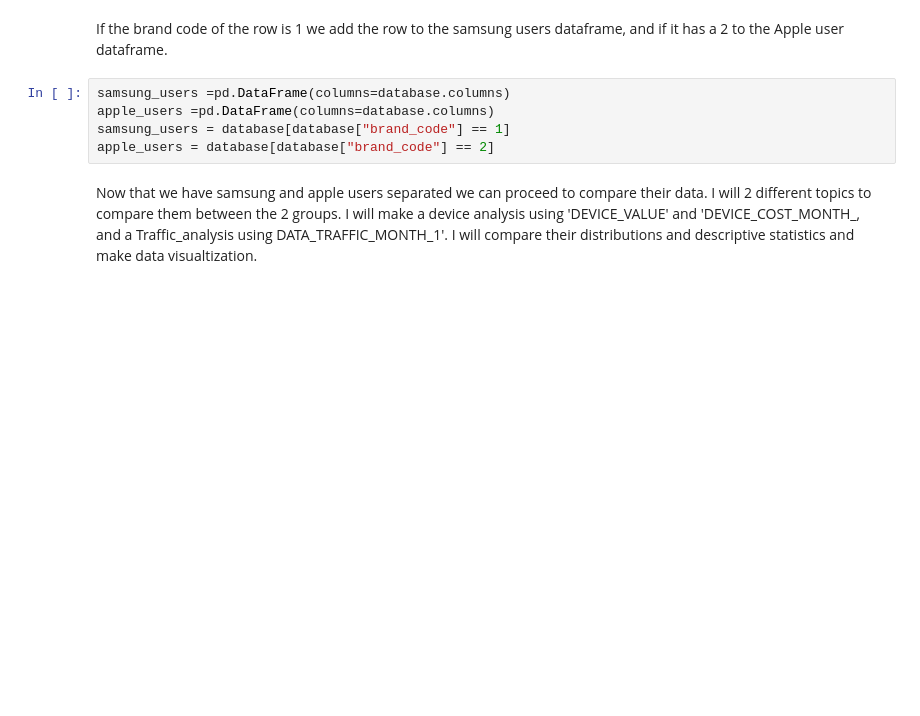
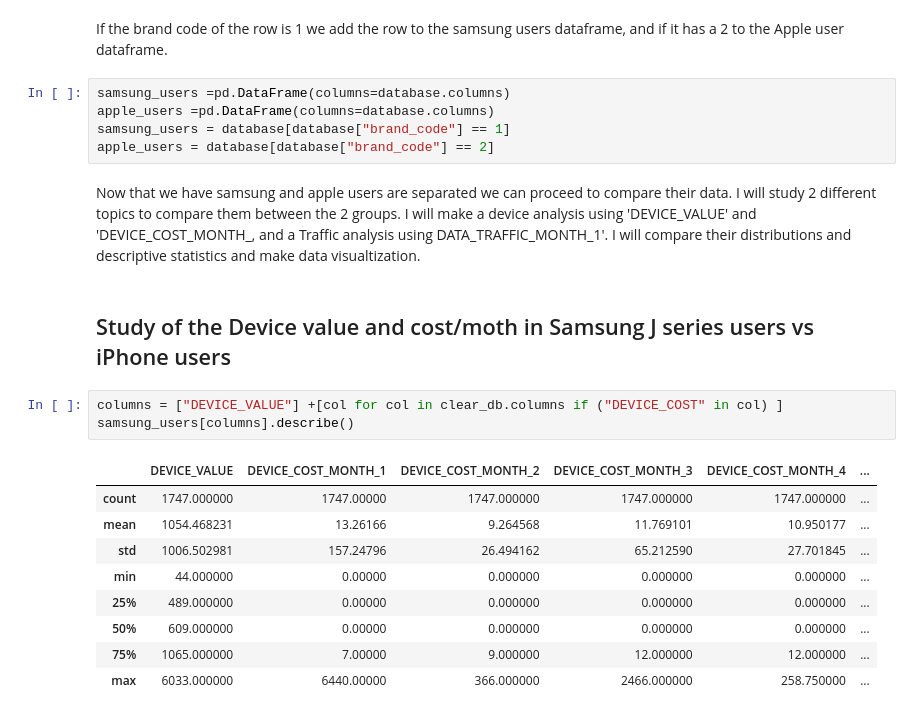
Before and after one commit to joorgecamacho/Samsung_vs_apple_users, a Jupyter notebook: main.ipynb, the cells around one changed output. Saved outputs shown, nothing was run; the diff lists cells and outputs as text; blank space fills up the shorter version.

```diff
--- a/main.ipynb
+++ b/main.ipynb
@@ -87,4 +87,19 @@ apple_users =pd.DataFrame(columns=database.columns)
 samsung_users = database[database["brand_code"] == 1]
 apple_users = database[database["brand_code"] == 2]
 # %% [markdown]
-Now that we have samsung and apple users separated we can proceed to compare their data. I will 2 different topics to compare them between the 2 groups. I will make a device analysis using 'DEVICE_VALUE' and 'DEVICE_COST_MONTH_,  and a Traffic_analysis using DATA_TRAFFIC_MONTH_1'. I will compare their distributions and descriptive statistics and make data visualtization.
+Now that we have samsung and apple users are separated we can proceed to compare their data. I will study 2 different topics to compare them between the 2 groups. I will make a device analysis using 'DEVICE_VALUE' and 'DEVICE_COST_MONTH_,  and a Traffic analysis using DATA_TRAFFIC_MONTH_1'. I will compare their distributions and descriptive statistics and make data visualtization.
+# %% [markdown]
+## Study of the Device value and cost/moth in Samsung J series users vs iPhone users
+# %%
+columns = ["DEVICE_VALUE"] +[col for col in clear_db.columns if ("DEVICE_COST" in col) ]
+samsung_users[columns].describe()
+# %% [output]
+|  | DEVICE_VALUE | DEVICE_COST_MONTH_1 | DEVICE_COST_MONTH_2 | DEVICE_COST_MONTH_3 | DEVICE_COST_MONTH_4 | ... |
+| count | 1747.000000 | 1747.00000 | 1747.000000 | 1747.000000 | 1747.000000 | ... |
+| mean | 1054.468231 | 13.26166 | 9.264568 | 11.769101 | 10.950177 | ... |
+| std | 1006.502981 | 157.24796 | 26.494162 | 65.212590 | 27.701845 | ... |
+| min | 44.000000 | 0.00000 | 0.000000 | 0.000000 | 0.000000 | ... |
+| 25% | 489.000000 | 0.00000 | 0.000000 | 0.000000 | 0.000000 | ... |
+| 50% | 609.000000 | 0.00000 | 0.000000 | 0.000000 | 0.000000 | ... |
+| 75% | 1065.000000 | 7.00000 | 9.000000 | 12.000000 | 12.000000 | ... |
+| max | 6033.000000 | 6440.00000 | 366.000000 | 2466.000000 | 258.750000 | ... |
```
Also changed, not shown: parts of 5 cells of this notebook.
